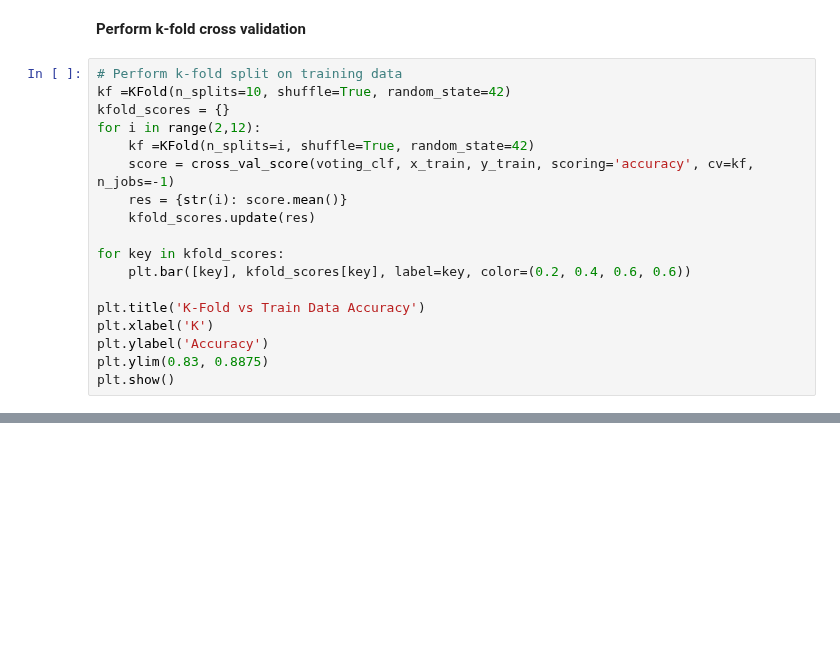
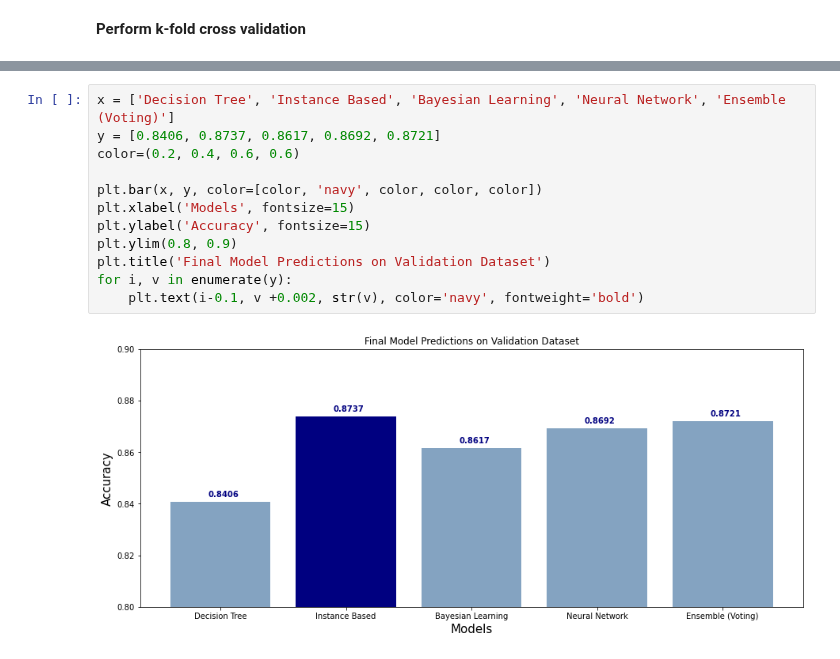
Before and after one commit to blueriver212/Crime_Prediction_ML, a Jupyter notebook: Ensemble_Model.ipynb, the cells around one changed output, grey strips where cells are left out. Saved outputs shown, nothing was run; the diff lists cells and outputs as text; blank space fills up the shorter version.

```diff
--- a/Ensemble_Model.ipynb
+++ b/Ensemble_Model.ipynb
@@ -87,20 +80,2 @@ VotingClassifier(estimators=[('SVC', SVC(C=1, gamma=0.1, probability=True)),
 # %% [markdown]
 **Perform k-fold cross validation**
-# %%
-# Perform k-fold split on training data
-kf =KFold(n_splits=10, shuffle=True, random_state=42)
-kfold_scores = {}
-for i in range(2,12):
-    kf =KFold(n_splits=i, shuffle=True, random_state=42)
-    score = cross_val_score(voting_clf, x_train, y_train, scoring='accuracy', cv=kf, n_jobs=-1)
-    res = {str(i): score.mean()}
-    kfold_scores.update(res)
-
-for key in kfold_scores:
-    plt.bar([key], kfold_scores[key], label=key, color=(0.2, 0.4, 0.6, 0.6))
-
-plt.title('K-Fold vs Train Data Accuracy')
-plt.xlabel('K')
-plt.ylabel('Accuracy')
-plt.ylim(0.83, 0.8875)
-plt.show()
@@ -133,0 +115,14 @@ Ensemble Test Model Accuracy(in %): 87.21804511278195
+# %%
+x = ['Decision Tree', 'Instance Based', 'Bayesian Learning', 'Neural Network', 'Ensemble (Voting)']
+y = [0.8406, 0.8737, 0.8617, 0.8692, 0.8721]
+color=(0.2, 0.4, 0.6, 0.6)
+
+plt.bar(x, y, color=[color, 'navy', color, color, color])
+plt.xlabel('Models', fontsize=15)
+plt.ylabel('Accuracy', fontsize=15)
+plt.ylim(0.8, 0.9)
+plt.title('Final Model Predictions on Validation Dataset')
+for i, v in enumerate(y):
+    plt.text(i-0.1, v +0.002, str(v), color='navy', fontweight='bold')
+# %% [output]
+[figure, added]
```
Also changed, not shown: parts of 8 cells of this notebook.
